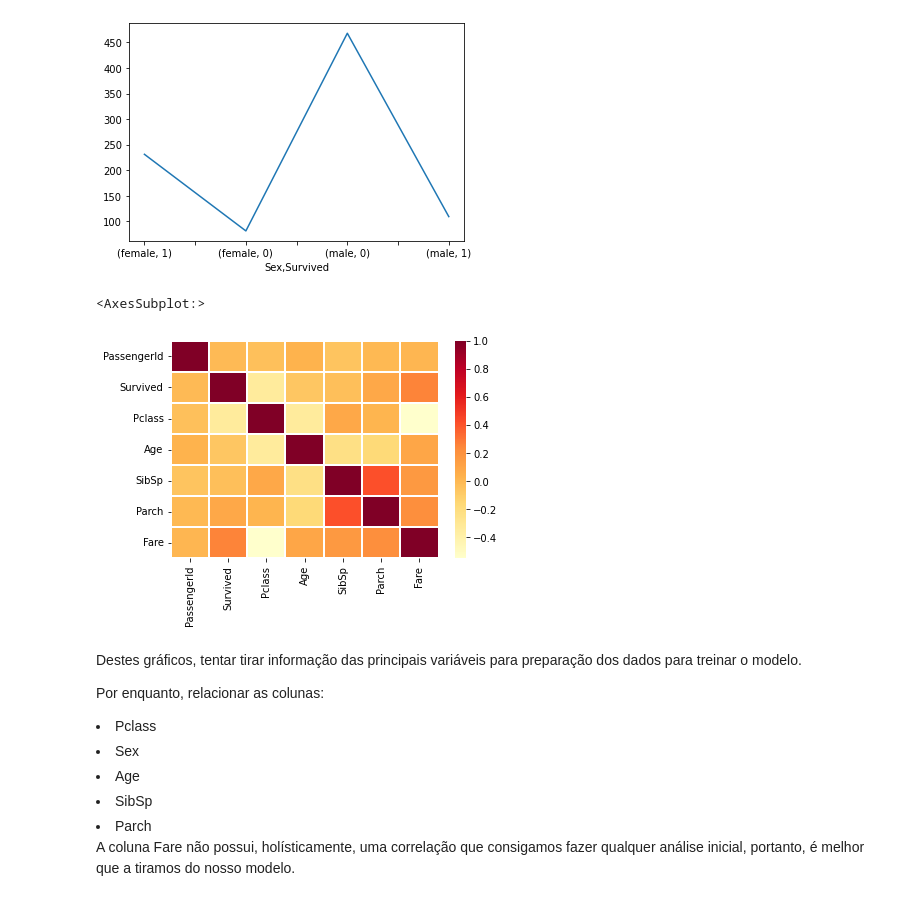
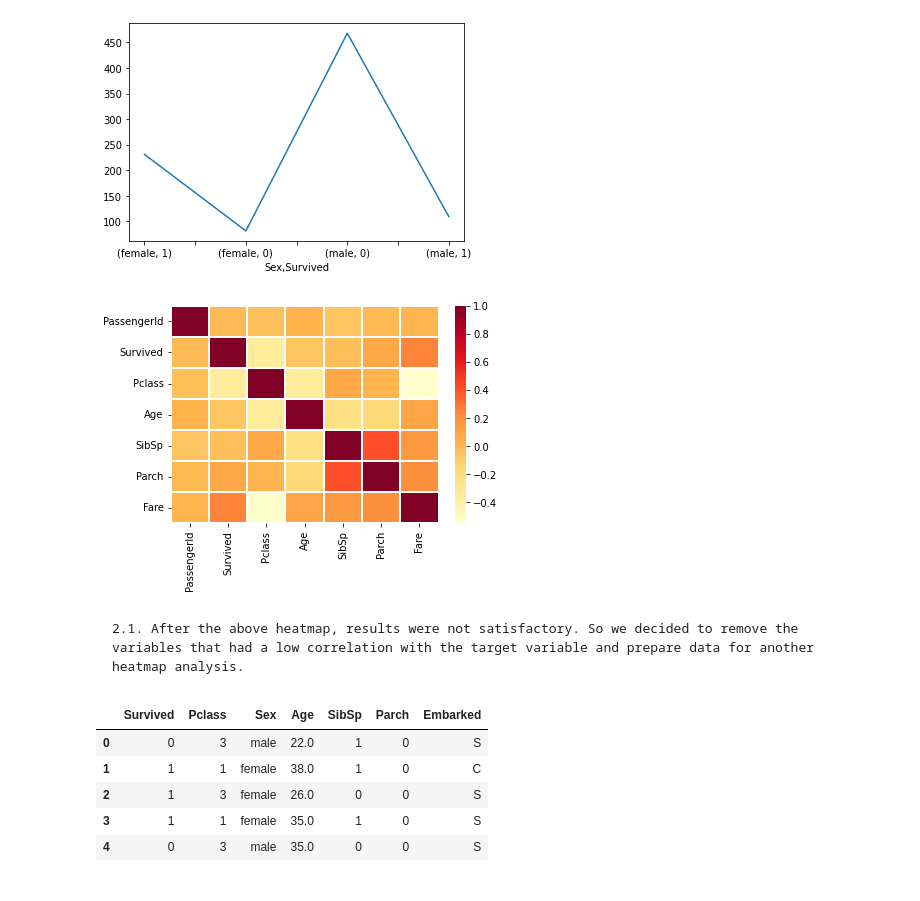
Before and after one commit to PatrickVieira1/Titanic-Kaggle, a Jupyter notebook: titanic.ipynb, the cells around one changed output. Drawn from its saved outputs; the diff is of its cells as text; code cells hidden in the pictures.

```diff
--- a/titanic.ipynb
+++ b/titanic.ipynb
@@ -97,19 +97,19 @@ train_data.groupby('Sex')['Survived'].value_counts().plot()
 # %%
 corr = train_data.corr(method='pearson')
 
-sns.heatmap(corr, cmap='YlOrRd', linewidths=0.1)
+x = sns.heatmap(corr, cmap='YlOrRd', linewidths=0.1)
 # %% [output]
-<AxesSubplot:>
 [figure]
-# %% [markdown]
-Destes gráficos, tentar tirar informação das principais variáveis para preparação dos dados para treinar o modelo.
-
-Por enquanto, relacionar as colunas:
-
-<li>Pclass</li>
-<li>Sex</li>
-<li>Age</li>
-<li>SibSp</li>
-<li>Parch</li>
-
-A coluna Fare não possui, holísticamente, uma correlação que consigamos fazer qualquer análise inicial, portanto, é melhor que a tiramos do nosso modelo.
+# %% [markdown]
+    2.1. After the above heatmap, results were not satisfactory. So we decided to remove the variables that had a low correlation with the target variable and prepare data for another heatmap analysis.
+# %%
+correlationdf = train_data.drop(['PassengerId','Fare', 'Name', 'Cabin', 'Ticket'], axis=1)
+
+correlationdf.head()
+# %% [output]
+|  | Survived | Pclass | Sex | Age | SibSp | Parch | Embarked |
+| 0 | 0 | 3 | male | 22.0 | 1 | 0 | S |
+| 1 | 1 | 1 | female | 38.0 | 1 | 0 | C |
+| 2 | 1 | 3 | female | 26.0 | 0 | 0 | S |
+| 3 | 1 | 1 | female | 35.0 | 1 | 0 | S |
+| 4 | 0 | 3 | male | 35.0 | 0 | 0 | S |
```
Also changed, not shown: parts of 8 cells of this notebook.
